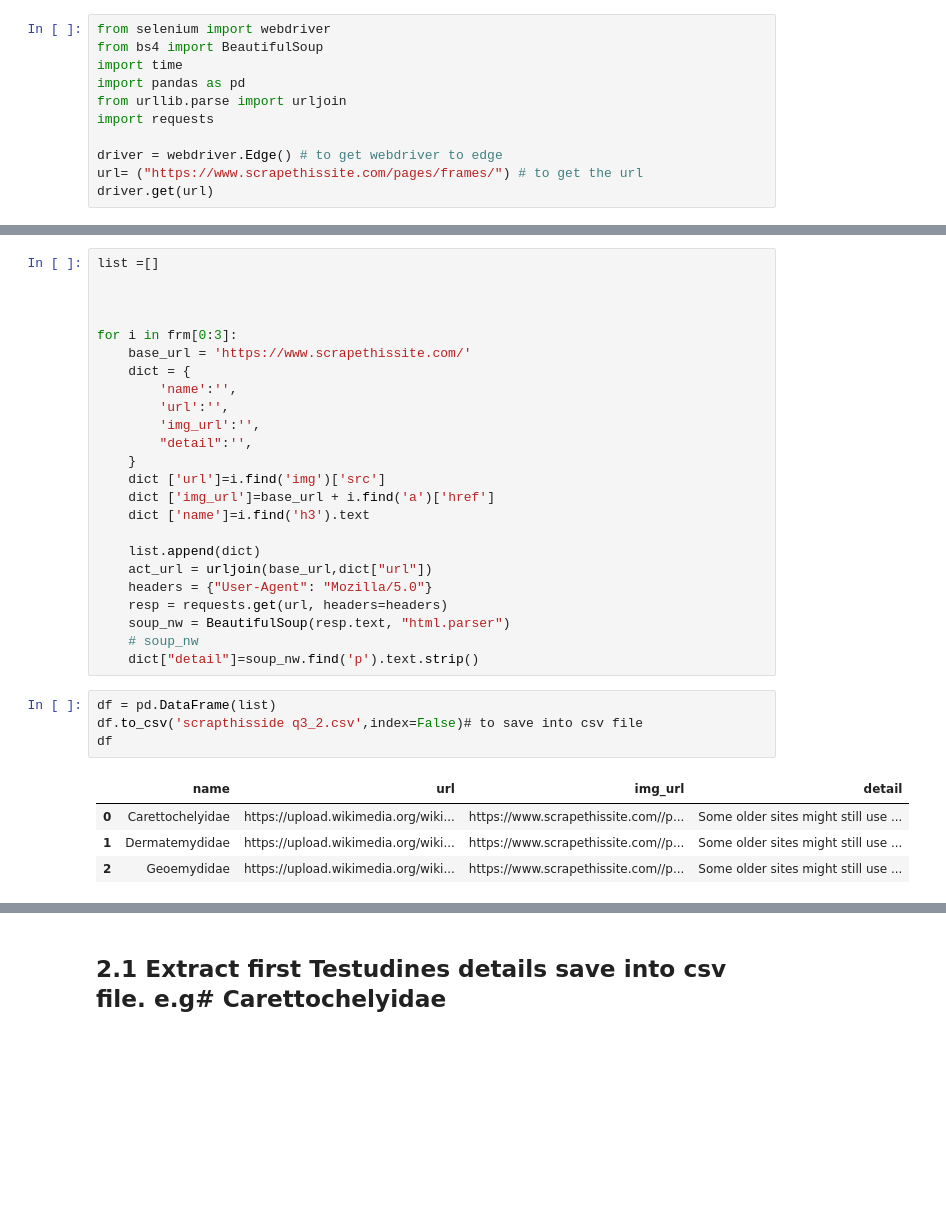
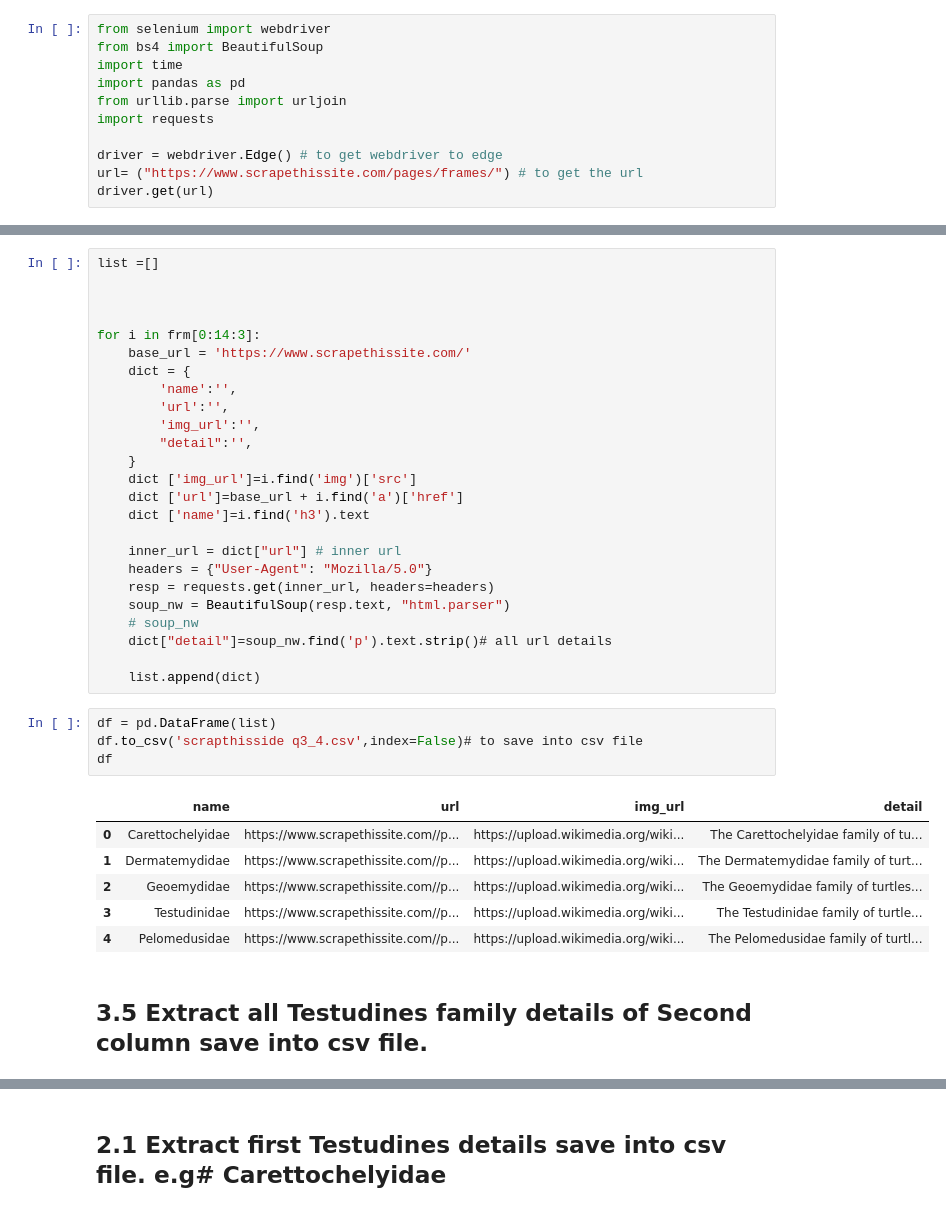
Before and after one commit to asifkasi/course-python-and-automation-by-kasi, a Jupyter notebook: Student's Folders/abdur rehman/from_dynamic_wibsite/scrapethissite.ipynb, the cells around one changed output, grey strips where cells are left out. Cells and saved outputs as stored; diff of their text form; blank space fills up the shorter version.

```diff
--- a/Student's Folders/abdur rehman/from_dynamic_wibsite/scrapethissite.ipynb
+++ b/Student's Folders/abdur rehman/from_dynamic_wibsite/scrapethissite.ipynb
@@ -646,7 +934,7 @@ list =[]
 
 
 
-for i in frm[0:3]:
+for i in frm[0:14:3]:
     base_url = 'https://www.scrapethissite.com/'
     dict = {
         'name':'',
@@ -654,23 +942,28 @@ for i in frm[0:3]:
         'img_url':'',
         "detail":'',
     }
-    dict ['url']=i.find('img')['src']
-    dict ['img_url']=base_url + i.find('a')['href']
+    dict ['img_url']=i.find('img')['src']
+    dict ['url']=base_url + i.find('a')['href']
     dict ['name']=i.find('h3').text
 
-    list.append(dict)
-    act_url = urljoin(base_url,dict["url"])
+    inner_url = dict["url"] # inner url
     headers = {"User-Agent": "Mozilla/5.0"}
-    resp = requests.get(url, headers=headers)
+    resp = requests.get(inner_url, headers=headers)
     soup_nw = BeautifulSoup(resp.text, "html.parser")
     # soup_nw
-    dict["detail"]=soup_nw.find('p').text.strip()
+    dict["detail"]=soup_nw.find('p').text.strip()# all url details
+
+    list.append(dict)
 # %%
 df = pd.DataFrame(list)
-df.to_csv('scrapthisside q3_2.csv',index=False)# to save into csv file
+df.to_csv('scrapthisside q3_4.csv',index=False)# to save into csv file
 df
 # %% [output]
 |  | name | url | img_url | detail |
-| 0 | Carettochelyidae | https://upload.wikimedia.org/wiki... | https://www.scrapethissite.com//p... | Some older sites might still use ... |
-| 1 | Dermatemydidae | https://upload.wikimedia.org/wiki... | https://www.scrapethissite.com//p... | Some older sites might still use ... |
-| 2 | Geoemydidae | https://upload.wikimedia.org/wiki... | https://www.scrapethissite.com//p... | Some older sites might still use ... |
+| 0 | Carettochelyidae | https://www.scrapethissite.com//p... | https://upload.wikimedia.org/wiki... | The Carettochelyidae family of tu... |
+| 1 | Dermatemydidae | https://www.scrapethissite.com//p... | https://upload.wikimedia.org/wiki... | The Dermatemydidae family of turt... |
+| 2 | Geoemydidae | https://www.scrapethissite.com//p... | https://upload.wikimedia.org/wiki... | The Geoemydidae family of turtles... |
+| 3 | Testudinidae | https://www.scrapethissite.com//p... | https://upload.wikimedia.org/wiki... | The Testudinidae family of turtle... |
+| 4 | Pelomedusidae | https://www.scrapethissite.com//p... | https://upload.wikimedia.org/wiki... | The Pelomedusidae family of turtl... |
+# %% [markdown]
+## 3.5 Extract all Testudines family details of Second column save into csv file.
```
Also changed, not shown: parts of 36 cells of this notebook, 10 other files.
